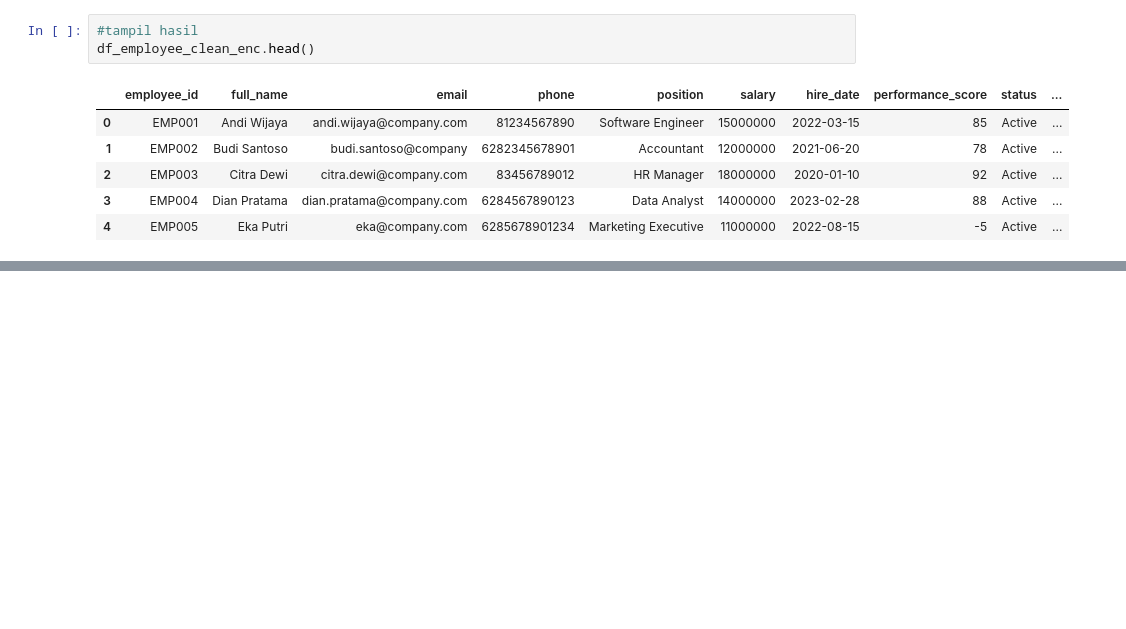
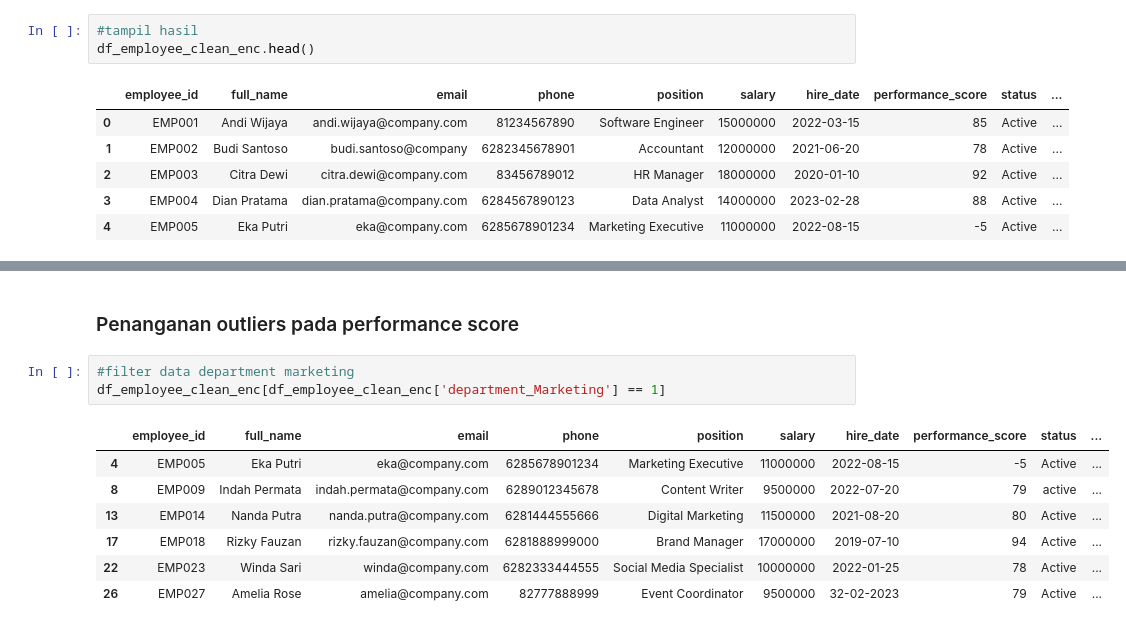
Before and after one commit to galahad20/assignment_Data_Cleaning, a Jupyter notebook: ASSIGNMENT_TEMP_DE14_DAY10_DIMAS_ABIAN_IHSAN.ipynb, the cells around one changed output, grey strips where cells are left out. Cells and saved outputs as stored; diff of their text form; blank space fills up the shorter version.

```diff
--- a/ASSIGNMENT_TEMP_DE14_DAY10_DIMAS_ABIAN_IHSAN.ipynb
+++ b/ASSIGNMENT_TEMP_DE14_DAY10_DIMAS_ABIAN_IHSAN.ipynb
@@ -241,0 +328,13 @@ df_employee_clean_enc.head()
+# %% [markdown]
+### Penanganan outliers pada performance score
+# %%
+#filter data department marketing
+df_employee_clean_enc[df_employee_clean_enc['department_Marketing'] == 1]
+# %% [output]
+|  | employee_id | full_name | email | phone | position | salary | hire_date | performance_score | status | ... |
+| 4 | EMP005 | Eka Putri | eka@company.com | 6285678901234 | Marketing Executive | 11000000 | 2022-08-15 | -5 | Active | ... |
+| 8 | EMP009 | Indah Permata | indah.permata@company.com | 6289012345678 | Content Writer | 9500000 | 2022-07-20 | 79 | active | ... |
+| 13 | EMP014 | Nanda Putra | nanda.putra@company.com | 6281444555666 | Digital Marketing | 11500000 | 2021-08-20 | 80 | Active | ... |
+| 17 | EMP018 | Rizky Fauzan | rizky.fauzan@company.com | 6281888999000 | Brand Manager | 17000000 | 2019-07-10 | 94 | Active | ... |
+| 22 | EMP023 | Winda Sari | winda@company.com | 6282333444555 | Social Media Specialist | 10000000 | 2022-01-25 | 78 | Active | ... |
+| 26 | EMP027 | Amelia Rose | amelia@company.com | 82777888999 | Event Coordinator | 9500000 | 32-02-2023 | 79 | Active | ... |
```
Also changed, not shown: parts of 17 cells of this notebook.
